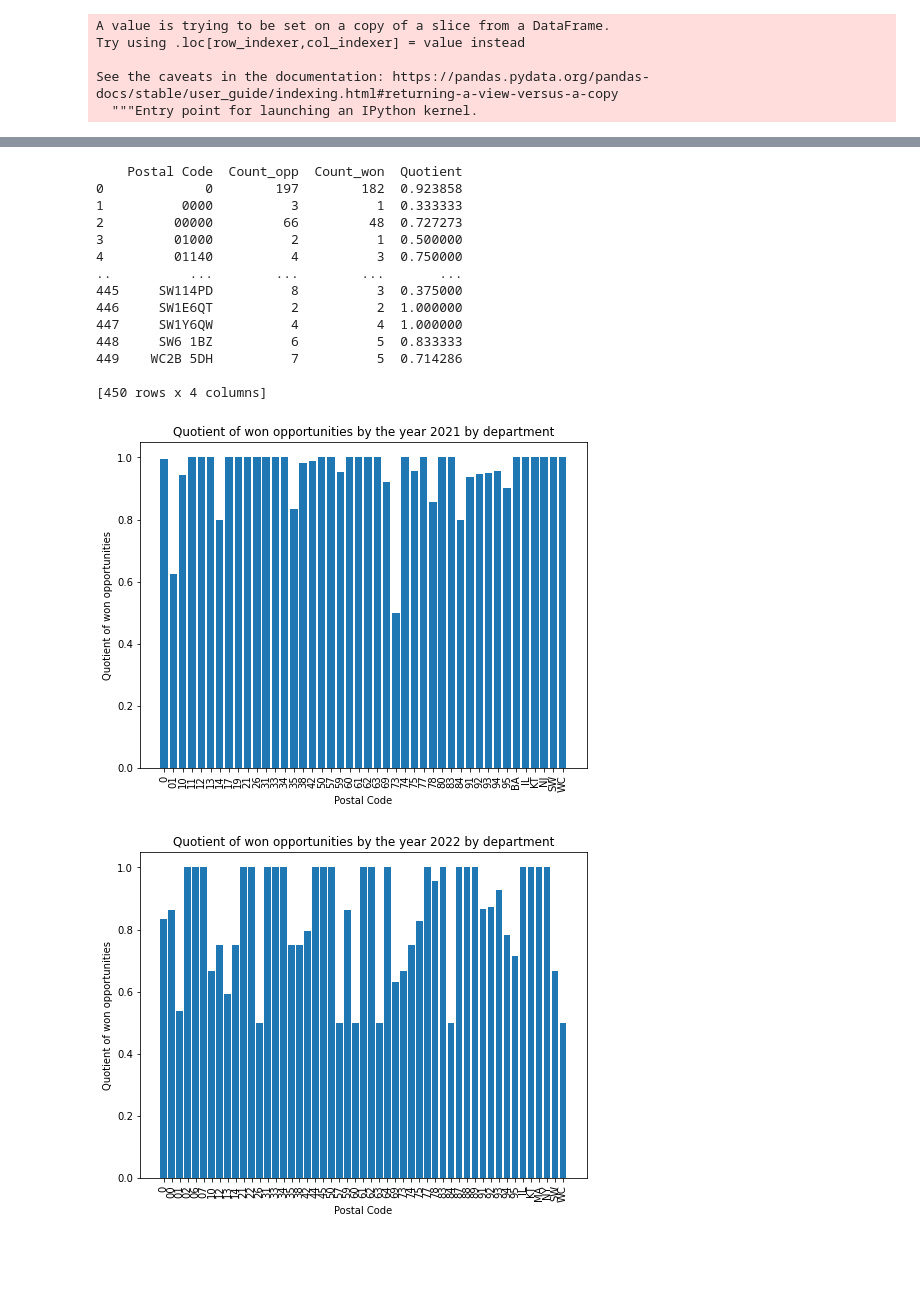
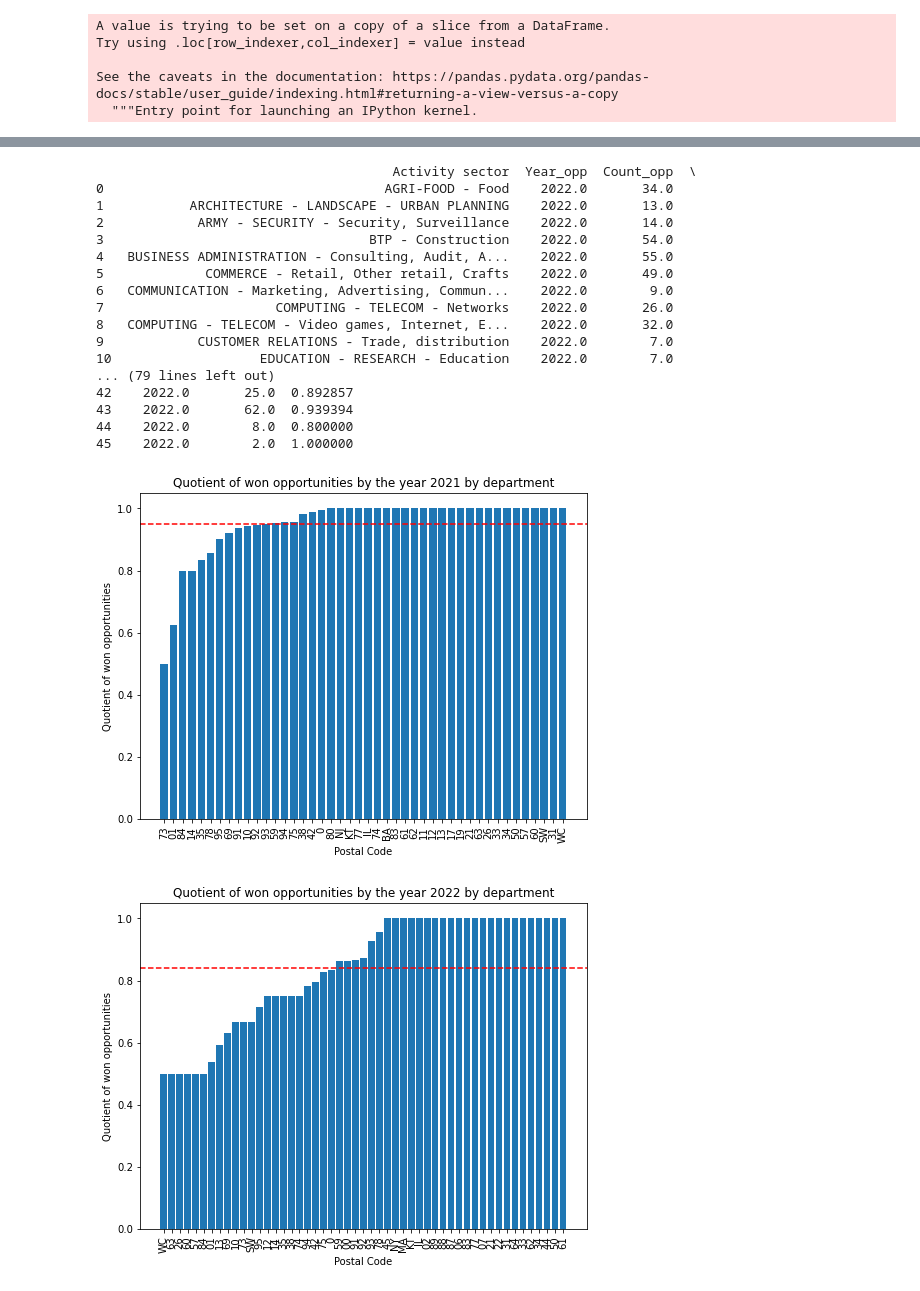
Before and after one commit to dfgparis23/Team-3, a Jupyter notebook: DataCollector-Copy1.ipynb, the cells around one changed output, grey strips where cells are left out. Cells and saved outputs as stored; diff of their text form; code cells hidden in the pictures; blank space fills up the shorter version.

```diff
--- a/DataCollector-Copy1.ipynb
+++ b/DataCollector-Copy1.ipynb
@@ -436,39 +444,49 @@ print(merged_cities)
 # %%
 merged_sectors_2022 = sectors_opp_count_2022.merge(sectors_won_count_2022, on="Activity sector", suffixes=('_opp', '_won'))
 merged_sectors_2022["Quotient"] = merged_sectors_2022["Count_won"] / merged_sectors_2022["Count_opp"]
-print(merged_cities)
+print(merged_sectors_2022)
 # %% [output]
-    Postal Code  Count_opp  Count_won  Quotient
-0             0        197        182  0.923858
-1          0000          3          1  0.333333
-2         00000         66         48  0.727273
-3         01000          2          1  0.500000
-4         01140          4          3  0.750000
-..          ...        ...        ...       ...
-445     SW114PD          8          3  0.375000
-446     SW1E6QT          2          2  1.000000
-447     SW1Y6QW          4          4  1.000000
-448     SW6 1BZ          6          5  0.833333
-449    WC2B 5DH          7          5  0.714286
-
-[450 rows x 4 columns]
+                                      Activity sector  Year_opp  Count_opp  \
+0                                    AGRI-FOOD - Food    2022.0       34.0
+1           ARCHITECTURE - LANDSCAPE - URBAN PLANNING    2022.0       13.0
+2            ARMY - SECURITY - Security, Surveillance    2022.0       14.0
+3                                  BTP - Construction    2022.0       54.0
+4   BUSINESS ADMINISTRATION - Consulting, Audit, A...    2022.0       55.0
+5             COMMERCE - Retail, Other retail, Crafts    2022.0       49.0
+6   COMMUNICATION - Marketing, Advertising, Commun...    2022.0        9.0
+7                      COMPUTING - TELECOM - Networks    2022.0       26.0
+8   COMPUTING - TELECOM - Video games, Internet, E...    2022.0       32.0
+9            CUSTOMER RELATIONS - Trade, distribution    2022.0        7.0
+10                   EDUCATION - RESEARCH - Education    2022.0        7.0
+... (79 lines left out)
+42    2022.0       25.0  0.892857
+43    2022.0       62.0  0.939394
+44    2022.0        8.0  0.800000
+45    2022.0        2.0  1.000000
+# %%
+mean_cities_2021 = merged_cities_2021["Quotient"].mean()
+mean_cities_2022 = merged_cities_2022["Quotient"].mean()
+mean_sectors_2021 = merged_sectors_2021["Quotient"].mean()
+mean_sectors_2022 = merged_sectors_2022["Quotient"].mean()
 # %%
 import matplotlib.pyplot as plt
 
 
-def plot_quotient(data_frame, col, title):
+def plot_quotient(data_frame, col, title, mean_val):
+    data_frame = data_frame.sort_values(by="Quotient", ascending=True)
     plt.figure(figsize=(8, 6))
     plt.bar(data_frame[col], data_frame["Quotient"])
+    plt.axhline(y=mean_val, color='red', linestyle='--', label=f'Mean: {mean_val}')
     plt.xlabel(col)
     plt.ylabel("Quotient of won opportunities")
     plt.title(title)
     plt.xticks(rotation=90)
     plt.show()
 # %%
-plot_quotient(merged_cities_2021, "Postal Code", "Quotient of won opportunities by the year 2021 by department")
-plot_quotient(merged_cities_2022, "Postal Code", "Quotient of won opportunities by the year 2022 by department")
-plot_quotient(merged_sectors_2021, "Activity sector", "Quotient of won opportunities by the year 2021 by sector")
-plot_quotient(merged_sectors_2022, "Activity sector", "Quotient of won opportunities by the year 2022 by sector")
+plot_quotient(merged_cities_2021, "Postal Code", "Quotient of won opportunities by the year 2021 by department", mean_cities_2021)
+plot_quotient(merged_cities_2022, "Postal Code", "Quotient of won opportunities by the year 2022 by department", mean_cities_2022)
+plot_quotient(merged_sectors_2021, "Activity sector", "Quotient of won opportunities by the year 2021 by sector", mean_sectors_2021)
+plot_quotient(merged_sectors_2022, "Activity sector", "Quotient of won opportunities by the year 2022 by sector", mean_sectors_2022)
 # %% [output]
-[figure, old version]
+[figure, new version]
-[figure, old version]
+[figure, new version]
```
Also changed, not shown: parts of 13 cells of this notebook.
